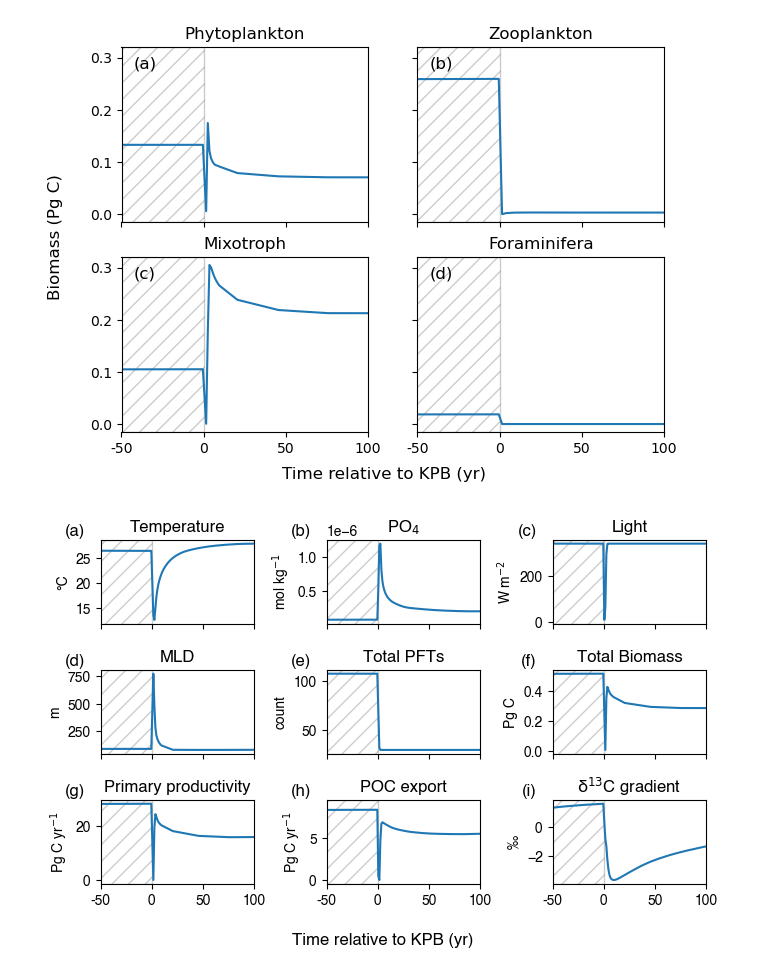
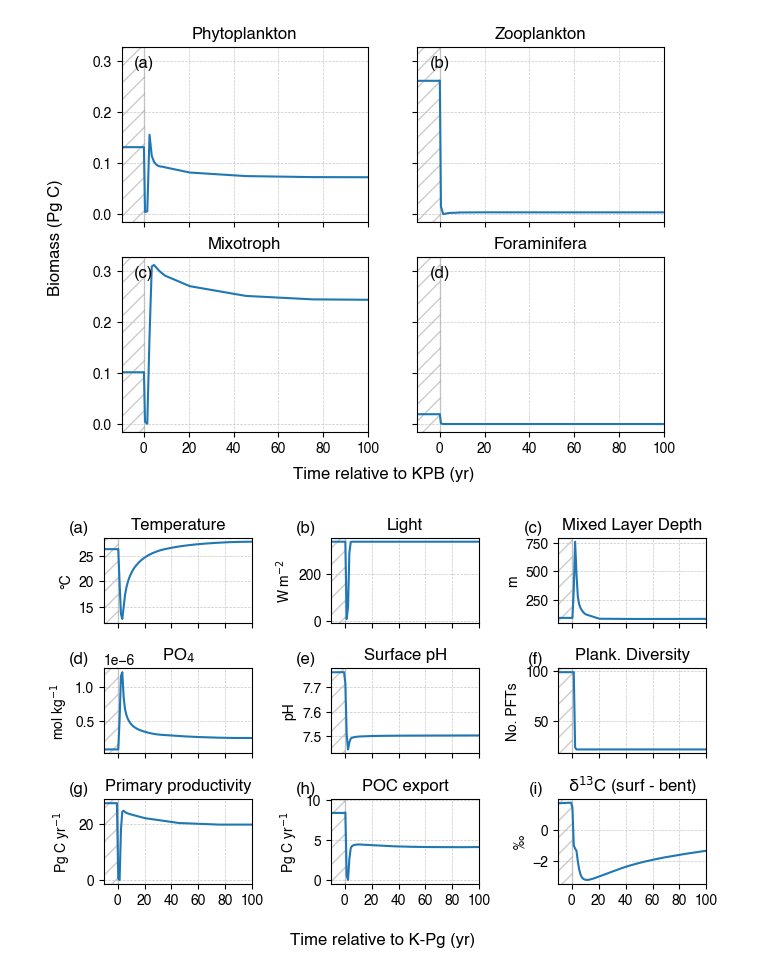
Before and after one commit to ruiying-ocean/kpg_selectivity, a Jupyter notebook: code/plot_timeseries.ipynb, the cells around one changed output. Drawn from its saved outputs; the diff is of its cells as text; code cells hidden in the pictures.

```diff
--- a/code/plot_timeseries.ipynb
+++ b/code/plot_timeseries.ipynb
@@ -21,8 +22,10 @@ temp = model.get_ts('ocn_temp')[['time (yr)', '_surT (ice-free) (C)']]
 po4 = model.get_ts('ocn_PO4')[['time (yr)', 'surface (ice-free) PO4 (mol kg-1)']]
 light = model.get_ts('misc_insol')[['time (yr)','mean insolation (W m-2)']]
 mld = model.get_var('phys_MLD').mean(dim=['lat','lon'])
-diversity = np.array([107, 107, 107,  32,  30,  30,  30,  30,  30,  30,  30,  30,  30,
-        30,  30,  30])
+ph = model.get_ts('misc_surpH')[['time (yr)', 'mean ocean surface pH']]
+
+diversity = np.array([99, 99, 99, 99, 99, 24, 22, 22, 22, 22, 22, 22, 22, 22, 22, 22, 22,
+       22])
 
 ## combine diversity with time
 diversity = pd.DataFrame({'time':mld.data.time, 'diversity':diversity})
@@ -99,15 +99,23 @@ axs[0,0].plot(phyto_biomass.time, phyto_biomass, label='phytoplankton')
 axs[0,1].plot(zoo_biomass.time, zoo_biomass, label='zooplankton')
 axs[1,0].plot(mixo_biomass.time, mixo_biomass, label='mixotrophs')
 axs[1,1].plot(foram_biomass.time, foram_biomass, label='foraminifera')
+
 import string
 for ax in axs.flat:
     # add letter labels
     letter = string.ascii_lowercase[axs.flatten().tolist().index(ax)]
     ax.text(0.05, 0.95, f"({letter})", transform=ax.transAxes, va='top', fontsize=12)
+    ## plot hashed area
     ax.axvspan(0, 100, facecolor='none', edgecolor='black', hatch='//', alpha=0.2)
-    ax.set_xticks(np.arange(0,201,50))
-    ax.set_xticklabels(np.arange(-100,101,50))
-    ax.set_xlim(50,200)
+    ## set the range
+    ax.set_xlim(90,200)
+    ## real axis ticks: 85-200
+    ## axis with ticks
+    ax.set_xticks(np.arange(100,201,20))
+    ## change the label (minus 100 yrs)
+    ax.set_xticklabels(np.arange(0,101,20))
+
+    ax.grid(True, which='both', linestyle='--', linewidth=0.5, alpha=0.7)
 
 fig.supxlabel('Time relative to KPB (yr)')
 fig.supylabel('Biomass (Pg C)')
@@ -119,7 +127,7 @@ axs[1,1].set_title('Foraminifera')
 
 fig.savefig("../output/biomass_evolution.png", dpi=300, bbox_inches='tight')
 # %% [output]
-[figure, old version]
+[figure, new version]
 # %%
 fig ,axs = plt.subplots(3,3, tight_layout=True, figsize=(7,4.5), sharex=True)
 plt.rcParams['font.family'] = 'sans-serif'
@@ -129,51 +137,66 @@ axs[0,0].plot(temp['time (yr)'], temp['_surT (ice-free) (C)'])
 axs[0,0].set_title('Temperature')
 axs[0,0].set_ylabel('°C')
 
-axs[0,1].plot(po4['time (yr)'], po4['surface (ice-free) PO4 (mol kg-1)'])
-axs[0,1].set_title(r'PO$_4$')
-axs[0,1].set_ylabel(r'mol kg$^{-1}$')
+axs[1,0].plot(po4['time (yr)'], po4['surface (ice-free) PO4 (mol kg-1)'])
+axs[1,0].set_title(r'PO$_4$')
+axs[1,0].set_ylabel(r'mol kg$^{-1}$')
 
-axs[0,2].plot(light['time (yr)'], light['mean insolation (W m-2)'])
-axs[0,2].set_title('Light')
-axs[0,2].set_ylabel(r'W m$^{-2}$')
+axs[0,1].plot(light['time (yr)'], light['mean insolation (W m-2)'])
+axs[0,1].set_title('Light')
+axs[0,1].set_ylabel(r'W m$^{-2}$')
 
-axs[1,0].plot(mld.data.time, mld.data.values)
-axs[1,0].set_title('MLD')
-axs[1,0].set_ylabel('m')
+axs[0,2].plot(mld.data.time, mld.data.values)
+axs[0,2].set_title('Mixed Layer Depth')
+axs[0,2].set_ylabel('m')
 
-axs[1,1].plot(diversity['time'], diversity['diversity'])
-axs[1,1].set_title('Total PFTs')
-axs[1,1].set_ylabel('count')
+axs[1,1].plot(ph['time (yr)'], ph['mean ocean surface pH'])
+axs[1,1].set_title('Surface pH')
+axs[1,1].set_ylabel('pH')
 
-axs[1,2].plot(total_biomass.time, total_biomass.values)
-axs[1,2].set_title('Total Biomass')
-axs[1,2].set_ylabel('Pg C')
+axs[1,2].plot(diversity['time'], diversity['diversity'])
+axs[1,2].set_title('Plank. Diversity')
+axs[1,2].set_ylabel('No. PFTs')
+
+# axs[1,2].plot(total_biomass.time, total_biomass.values)
+# axs[1,2].set_title('Total Biomass')
+# axs[1,2].set_ylabel('Pg C')
 
 axs[2,0].plot(int_npp.time, int_npp.values)
 axs[2,0].set_title('Primary productivity')
 axs[2,0].set_ylabel(r'Pg C yr$^{-1}$')
 
 axs[2,1].plot(poc_export['time (yr)'], poc_export['global POC flux (Pg yr-1)'])
 axs[2,1].set_title('POC export')
 axs[2,1].set_ylabel(r'Pg C yr$^{-1}$')
 
 axs[2,2].plot(d13C['time (yr)'], d13C['delta_d13C'])
-axs[2,2].set_title(r'δ$^{13}$C gradient')
+axs[2,2].set_title(r'δ$^{13}$C (surf - bent)')
 axs[2,2].set_ylabel('‰')
 
 import string
 ## change time ticks, 0,200 to -100,100
 for ax in axs.flatten():
-    ax.set_xticks(np.arange(0,201,50))
-    ax.set_xticklabels(np.arange(-100,101,50))
-    ax.set_xlim(50,200)
+    # ax.set_xticks(np.arange(0,201,50))
+    # ax.set_xticklabels(np.arange(-100,101,50))
+    # ax.set_xlim(50,200)
+    ax.set_xlim(90,200)
+    ## real axis ticks: 90-200
+    ## axis with ticks
+    ax.set_xticks(np.arange(100,201,20))
+    ## change the label (minus 100 yrs)
+    ax.set_xticklabels(np.arange(0,101,20))
+
+    ax.grid(True, which='both', linestyle='--', linewidth=0.5, alpha=0.7)
+
     ## label the subplot by letters
     letter = string.ascii_lowercase[axs.flatten().tolist().index(ax)]
     ax.text(-0.1, 1.2, f"({letter})", transform=ax.transAxes, fontsize=12, va='top', ha='right')
     ax.axvspan(0, 100, facecolor='none', edgecolor='black', hatch='//', alpha=0.2)
 
+## set fig. f limits
+axs[1,2].set_ylim(0, 100)
 
-fig.supxlabel('Time relative to KPB (yr)')
+fig.supxlabel('Time relative to K-Pg (yr)')
 fig.savefig('../output/fig1.png', dpi=300, bbox_inches='tight')
 # %% [output]
-[figure, old version]
+[figure, new version]
```
Also changed, not shown: parts of 8 cells of this notebook, 31 other files.
